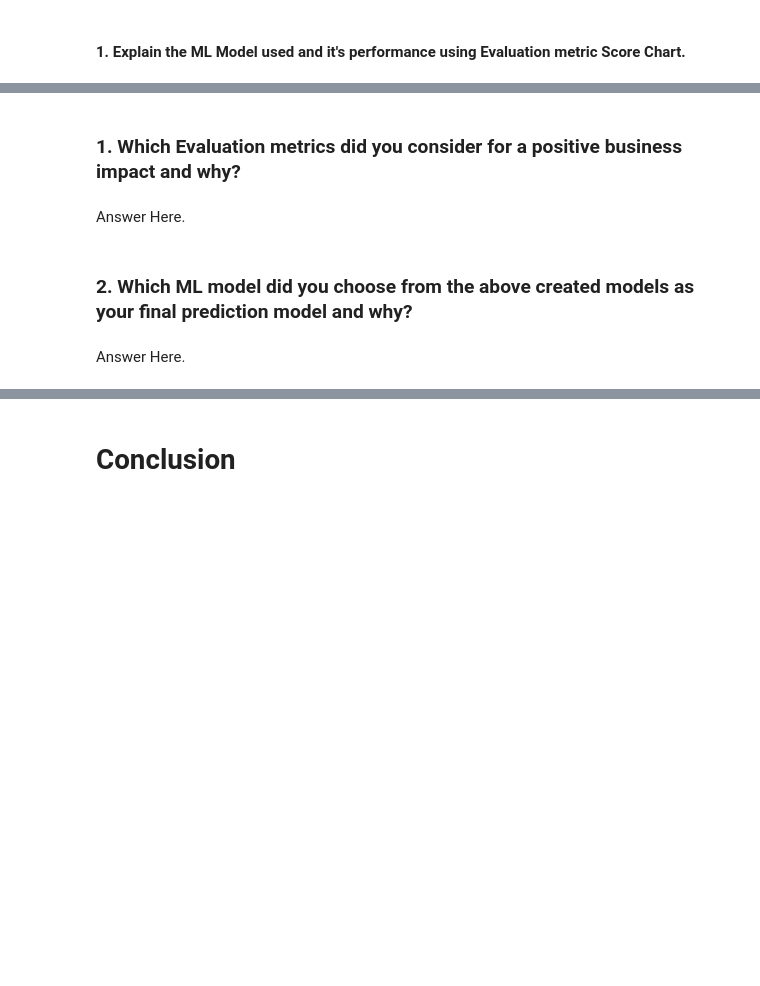
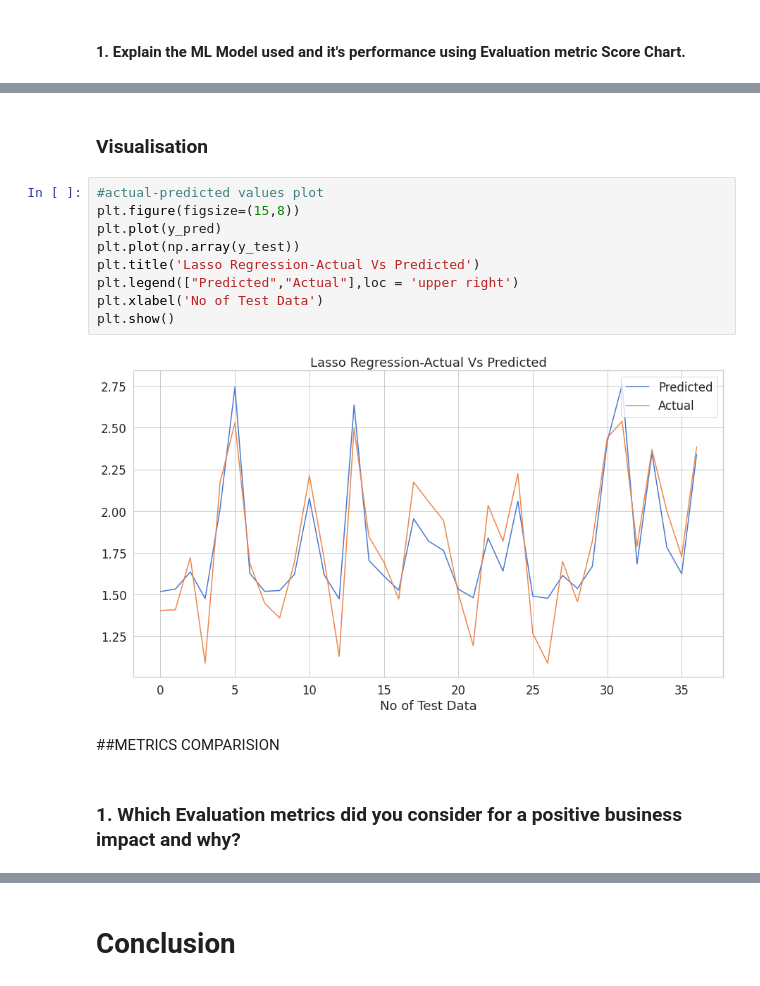
Before and after one commit to mohita122/ML_yes_bank_stock_predication, a Jupyter notebook: yes_bank_stock_predication_new_template.ipynb, the cells around one changed output, grey strips where cells are left out. Cells and saved outputs as stored; diff of their text form; blank space fills up the shorter version.

```diff
--- a/yes_bank_stock_predication_new_template.ipynb
+++ b/yes_bank_stock_predication_new_template.ipynb
@@ -871,8 +914,17 @@ Answer Here.
+# %% [markdown]
+### Visualisation
+# %%
+#actual-predicted values plot
+plt.figure(figsize=(15,8))
+plt.plot(y_pred)
+plt.plot(np.array(y_test))
+plt.title('Lasso Regression-Actual Vs Predicted')
+plt.legend(["Predicted","Actual"],loc = 'upper right')
+plt.xlabel('No of Test Data')
+plt.show()
+# %% [output]
+[figure, added]
+# %% [markdown]
+##METRICS COMPARISION
 # %% [markdown]
 ### 1. Which Evaluation metrics did you consider for a positive business impact and why?
-# %% [markdown]
-Answer Here.
-# %% [markdown]
-### 2. Which ML model did you choose from the above created models as your final prediction model and why?
-# %% [markdown]
-Answer Here.
```
Also changed, not shown: parts of 321 cells of this notebook.
